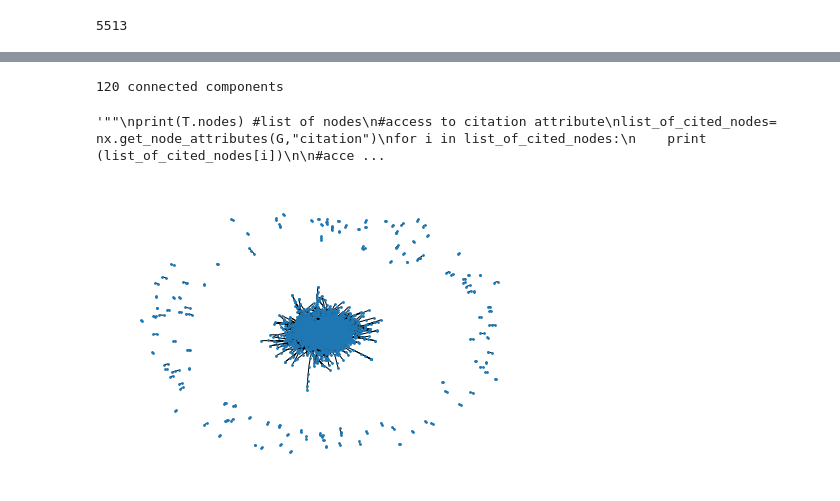
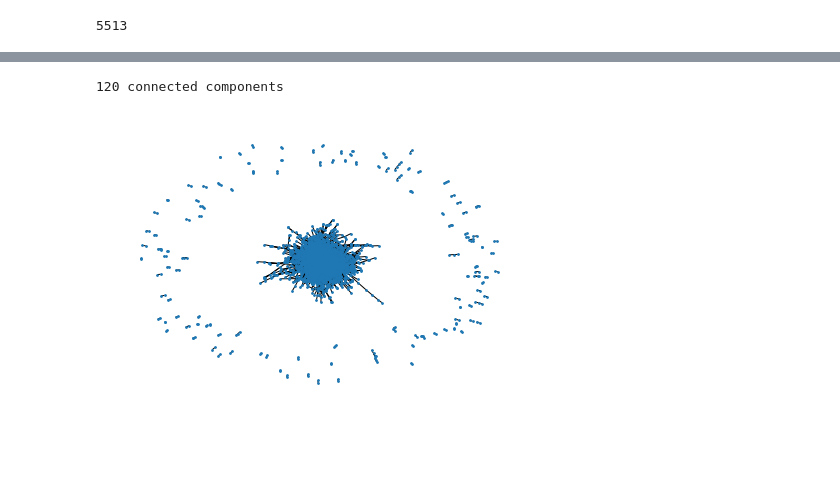
Before and after one commit to hamedR96/MAIST, a Jupyter notebook: CitationGraph.ipynb, the cells around one changed output, grey strips where cells are left out. Cells and saved outputs as stored; diff of their text form; code cells hidden in the pictures; blank space fills up the shorter version.

```diff
--- a/CitationGraph.ipynb
+++ b/CitationGraph.ipynb
@@ -113,26 +113,11 @@ nx.draw(T,node_size=3)
 # %%
 remove = [node for node, degree in dict(T.degree()).items() if degree ==0]
 T.remove_nodes_from(remove)
 print(nx.number_connected_components(T), "connected components")
 nx.draw(T,node_size=3)
-
-
-"""""
-print(T.nodes) #list of nodes
-#access to citation attribute
-list_of_cited_nodes= nx.get_node_attributes(G,"citation")
-for i in list_of_cited_nodes:
-    print (list_of_cited_nodes[i])
-
-#access to fos attribute
-list_of_all_keywords= nx.get_node_attributes(G,"keywords")
-for i in list_of_all_keywords:
-    print (list_of_all_keywords[i])
-"""
 # %% [output]
 120 connected components
-'""\nprint(T.nodes) #list of nodes\n#access to citation attribute\nlist_of_cited_nodes= nx.get_node_attributes(G,"citation")\nfor i in list_of_cited_nodes:\n    print (list_of_cited_nodes[i])\n\n#acce ...
-[figure, old version]
+[figure, new version]
 # %%
 def jaccard_similarity(list1, list2):
     intersection = len(list(set(list1).intersection(list2)))
```
Also changed, not shown: parts of 4 cells of this notebook.
